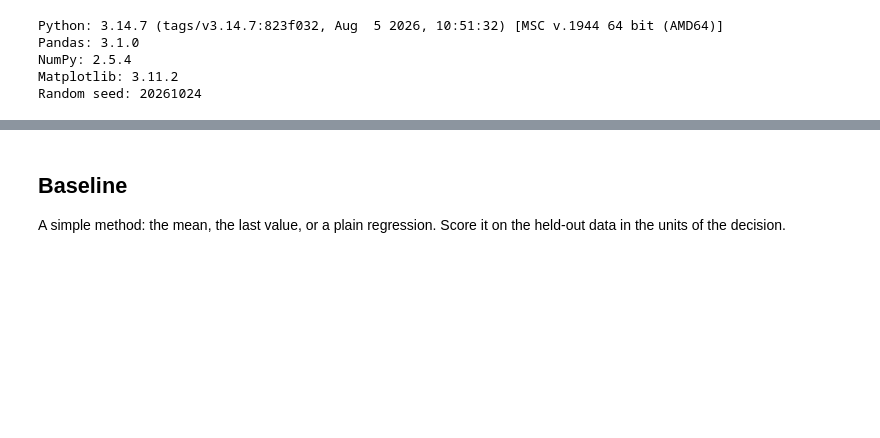
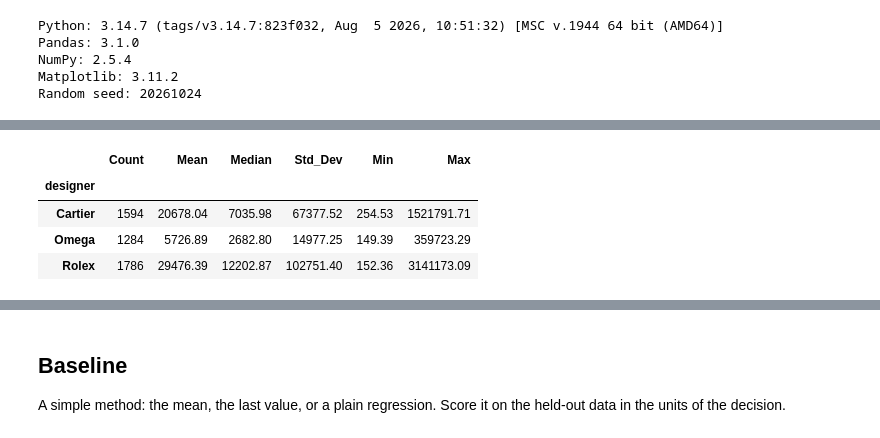
Before and after one commit to lflanigan-sudo/aii600-final-project, a Jupyter notebook: analysis.ipynb, the cells around one changed output, grey strips where cells are left out. Saved outputs shown, nothing was run; the diff lists cells and outputs as text; code cells hidden in the pictures; blank space fills up the shorter version.

```diff
--- a/analysis.ipynb
+++ b/analysis.ipynb
@@ -104,0 +125,17 @@ Hold out data the model never sees. When the decision is about a later time, hol
+# %%
+summary = df.groupby("designer")["usd_price_decimal_num"].agg(
+    Count="count",
+    Mean="mean",
+    Median="median",
+    Std_Dev="std",
+    Min="min",
+    Max="max"
+)
+
+display(summary.round(2))
+# %% [output]
+|  | Count | Mean | Median | Std_Dev | Min | Max |
+| designer |  |  |  |  |  |  |
+| Cartier | 1594 | 20678.04 | 7035.98 | 67377.52 | 254.53 | 1521791.71 |
+| Omega | 1284 | 5726.89 | 2682.80 | 14977.25 | 149.39 | 359723.29 |
+| Rolex | 1786 | 29476.39 | 12202.87 | 102751.40 | 152.36 | 3141173.09 |
```
Also changed, not shown: parts of 13 cells of this notebook, 1 other file.
